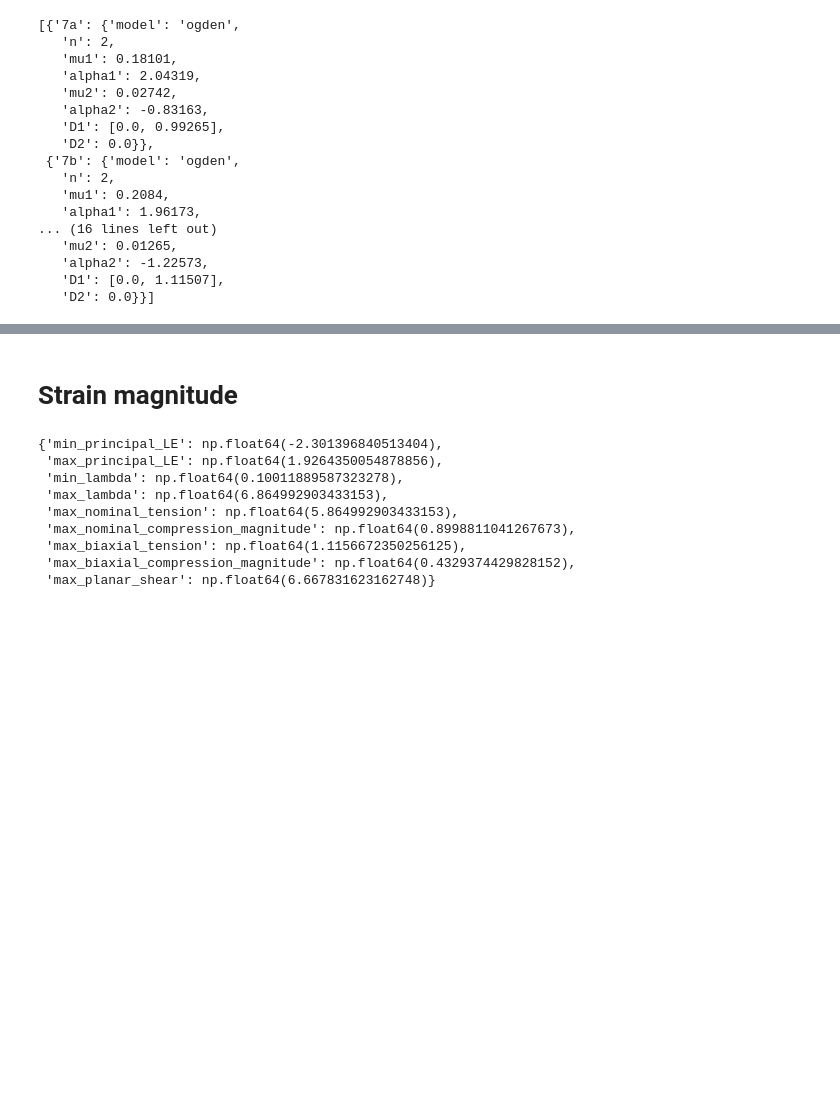
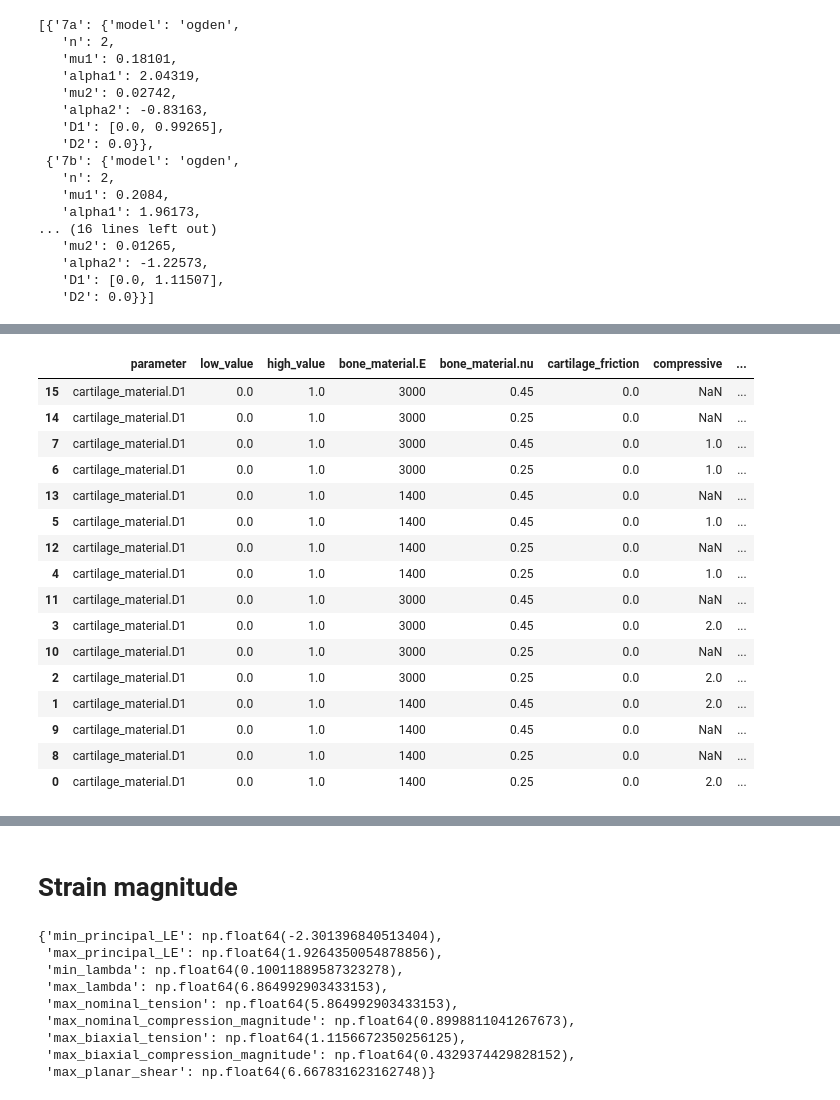
Before and after one commit to MattyOram/phd, a Jupyter notebook: WorkPackages/TMCJ-Contact/notebooks/feaAnalysis/sensitivityStudy/14548Rneutral.ipynb, the cells around one changed output, grey strips where cells are left out. Cells and saved outputs as stored; diff of their text form; code cells hidden in the pictures; blank space fills up the shorter version.

Commit message:
finished first sensitivity study

```diff
--- a/WorkPackages/TMCJ-Contact/notebooks/feaAnalysis/sensitivityStudy/14548Rneutral.ipynb
+++ b/WorkPackages/TMCJ-Contact/notebooks/feaAnalysis/sensitivityStudy/14548Rneutral.ipynb
@@ -741,7 +742,7 @@ loop_params6 = [
     'cartilage_material.D1',  'cartilage_friction',
     ]
 
-studies = [f'{studyN}a', f'{studyN}b', f'{studyN}c', f'{studyN}e']
+studies = [f'{studyN}a', f'{studyN}b', f'{studyN}c', f'{studyN}d']
 
 data6 = []
 for study in studies:
@@ -761,8 +762,8 @@ for study in studies:
 df6 = pd.DataFrame(data6).sort_values(['study', 'run_id']).reset_index(drop=True)
 df6['tensile'] = np.full(len(df6), np.nan)
 df6['compressive'] = np.full(len(df6), np.nan)
-df6.loc[(df6['study']==f'{studyN}a'), 'compressive'] = 1.0 # soft
-df6.loc[(df6['study']==f'{studyN}b'), 'compressive'] = 2.0 # stiff
+df6.loc[(df6['study']==f'{studyN}a'), 'compressive'] = 2.0 # stiff
+df6.loc[(df6['study']==f'{studyN}b'), 'compressive'] = 1.0 # soft
 df6.loc[(df6['study']==f'{studyN}c'), 'tensile'] = 2.0 # stiff
 df6.loc[(df6['study']==f'{studyN}d'), 'tensile'] = 1.0 # soft
 
@@ -778,0 +828,48 @@ summary
+# %%
+metric = "P_max"
+
+D1_pairs = paired_sensitivity_details(
+    df=df6m,
+    parameters=loop_params6,
+    metric=metric,
+    target_parameter="cartilage_material.D1",
+    change_type="absolute",
+)
+
+comp_pairs = paired_sensitivity_details(
+    df=df6m,
+    parameters=loop_params6,
+    metric=metric,
+    target_parameter="compressive",
+    change_type="absolute",
+)
+
+tens_pairs = paired_sensitivity_details(
+    df=df6m,
+    parameters=loop_params6,
+    target_parameter="tensile",
+    change_type="absolute",
+    metric=metric,
+)
+# %%
+# D1 is most sensitive for soft compressive and tensile behaviour (0.55 - 0.6)
+# - (~ 0.25 for stiff tensile/compressive behaviour)
+D1_pairs
+# %% [output]
+|  | parameter | low_value | high_value | bone_material.E | bone_material.nu | cartilage_friction | compressive | ... |
+| 15 | cartilage_material.D1 | 0.0 | 1.0 | 3000 | 0.45 | 0.0 | NaN | ... |
+| 14 | cartilage_material.D1 | 0.0 | 1.0 | 3000 | 0.25 | 0.0 | NaN | ... |
+| 7 | cartilage_material.D1 | 0.0 | 1.0 | 3000 | 0.45 | 0.0 | 1.0 | ... |
+| 6 | cartilage_material.D1 | 0.0 | 1.0 | 3000 | 0.25 | 0.0 | 1.0 | ... |
+| 13 | cartilage_material.D1 | 0.0 | 1.0 | 1400 | 0.45 | 0.0 | NaN | ... |
+| 5 | cartilage_material.D1 | 0.0 | 1.0 | 1400 | 0.45 | 0.0 | 1.0 | ... |
+| 12 | cartilage_material.D1 | 0.0 | 1.0 | 1400 | 0.25 | 0.0 | NaN | ... |
+| 4 | cartilage_material.D1 | 0.0 | 1.0 | 1400 | 0.25 | 0.0 | 1.0 | ... |
+| 11 | cartilage_material.D1 | 0.0 | 1.0 | 3000 | 0.45 | 0.0 | NaN | ... |
+| 3 | cartilage_material.D1 | 0.0 | 1.0 | 3000 | 0.45 | 0.0 | 2.0 | ... |
+| 10 | cartilage_material.D1 | 0.0 | 1.0 | 3000 | 0.25 | 0.0 | NaN | ... |
+| 2 | cartilage_material.D1 | 0.0 | 1.0 | 3000 | 0.25 | 0.0 | 2.0 | ... |
+| 1 | cartilage_material.D1 | 0.0 | 1.0 | 1400 | 0.45 | 0.0 | 2.0 | ... |
+| 9 | cartilage_material.D1 | 0.0 | 1.0 | 1400 | 0.45 | 0.0 | NaN | ... |
+| 8 | cartilage_material.D1 | 0.0 | 1.0 | 1400 | 0.25 | 0.0 | NaN | ... |
+| 0 | cartilage_material.D1 | 0.0 | 1.0 | 1400 | 0.25 | 0.0 | 2.0 | ... |
```
Also changed, not shown: parts of 7 cells of this notebook.
